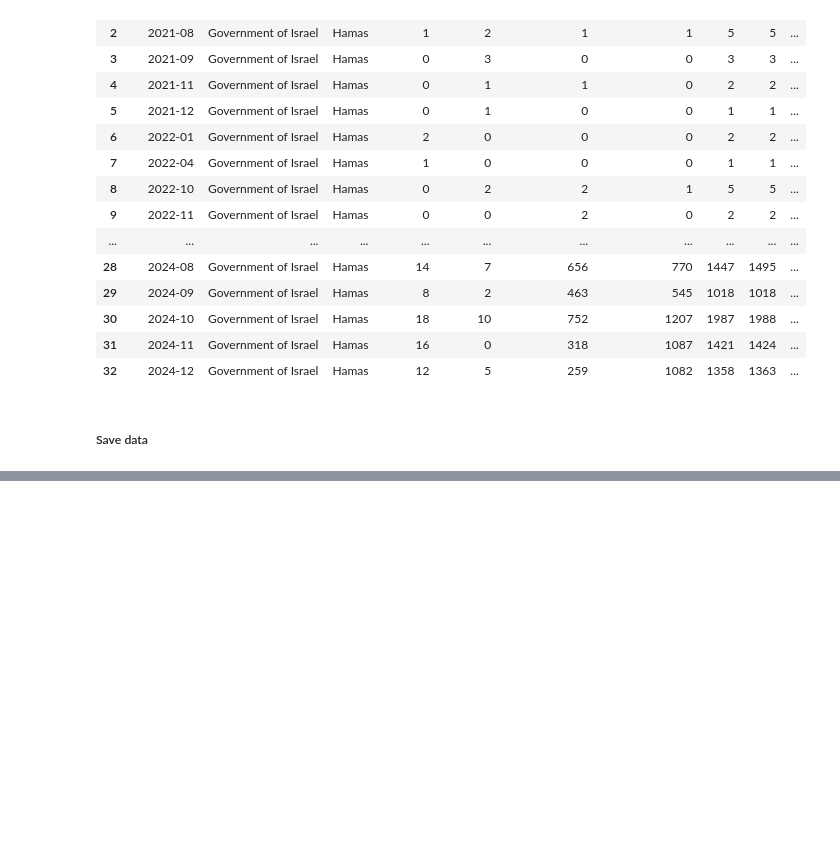
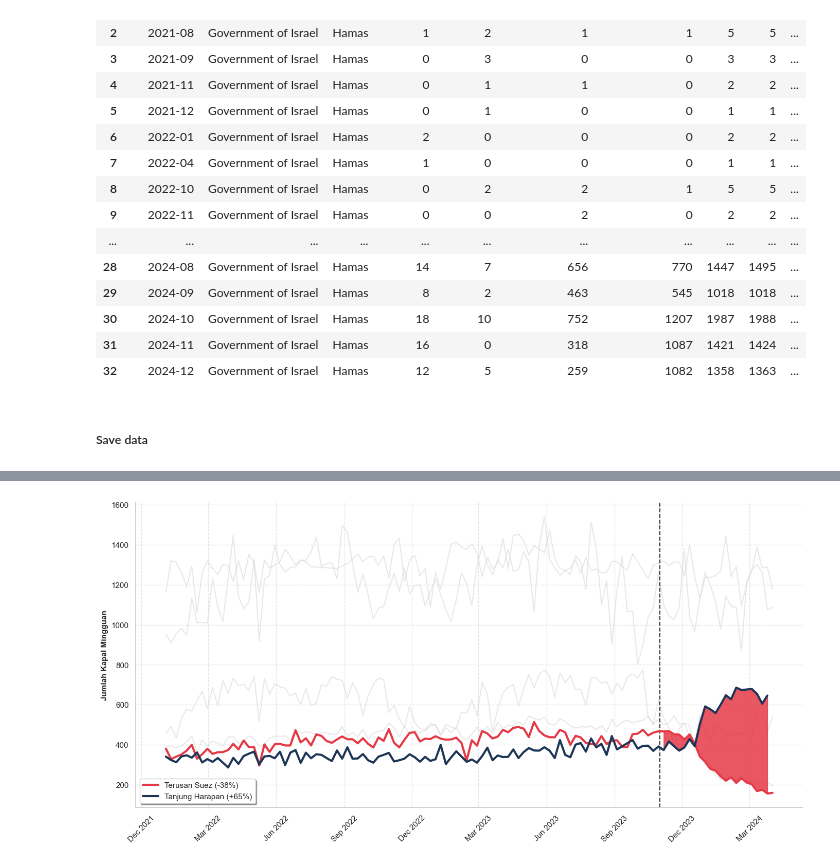
Before and after one commit to rakdaf08/tubes_visdat, a Jupyter notebook: main.ipynb, the cells around one changed output, grey strips where cells are left out. Cells and saved outputs as stored; diff of their text form; code cells hidden in the pictures; blank space fills up the shorter version.

```diff
--- a/main.ipynb
+++ b/main.ipynb
@@ -202,0 +258,66 @@ monthly_deaths.to_csv('sources/data_war.csv', index=False)
+# %%
+import pandas as pd
+import matplotlib.pyplot as plt
+import matplotlib.dates as mdates
+import seaborn as sns
+import matplotlib as mpl
+
+# Biar teks bisa diedit kalau kamu iseng buka di Figma lagi
+mpl.rcParams['svg.fonttype'] = 'none'
+
+df_main = pd.read_csv('sources/data_main.csv')
+df_main['Week of entry'] = pd.to_datetime(df_main['Week of entry'])
+
+sns.set_theme(style="whitegrid", rc={
+    "axes.spines.right": False,
+    "axes.spines.top": False,
+    "grid.alpha": 0.5,
+    "grid.linestyle": "--"
+})
+
+fig, ax = plt.subplots(figsize=(14, 7))
+
+df_bg = df_main[~df_main['Passage'].isin(['Suez', 'Cape of Good Hope'])]
+df_suez = df_main[df_main['Passage'] == 'Suez']
+df_cape = df_main[df_main['Passage'] == 'Cape of Good Hope']
+
+
+sns.lineplot(data=df_bg, x='Week of entry', y='Number of crossings',
+             hue='Passage', palette=['#D3D3D3']*len(df_bg['Passage'].unique()),
+             linewidth=1.5, alpha=0.5, legend=False, ax=ax, zorder=1)
+
+
+sns.lineplot(data=df_suez, x='Week of entry', y='Number of crossings',
+             color='#E63946', linewidth=3, label='Terusan Suez (-38%)', ax=ax, zorder=4)
+sns.lineplot(data=df_cape, x='Week of entry', y='Number of crossings',
+             color='#1D3557', linewidth=3, label='Tanjung Harapan (+65%)', ax=ax, zorder=4)
+
+conflict_date = pd.to_datetime('2023-11-01')
+ax.axvline(conflict_date, color='#333333', linestyle='--', linewidth=1.5, zorder=2)
+
+df_merged = pd.merge(df_suez[['Week of entry', 'Number of crossings']],
+                     df_cape[['Week of entry', 'Number of crossings']],
+                     on='Week of entry', suffixes=('_suez', '_cape'))
+
+df_fill = df_merged[df_merged['Week of entry'] >= conflict_date]
+
+ax.fill_between(df_fill['Week of entry'],
+                df_fill['Number of crossings_suez'],
+                df_fill['Number of crossings_cape'],
+                color='#E63946', alpha=0.85, zorder=3)
+
+mid_date = df_fill['Week of entry'].iloc[len(df_fill) // 2]
+mid_y = (df_fill['Number of crossings_suez'].mean() + df_fill['Number of crossings_cape'].mean()) / 2
+
+ax.xaxis.set_major_locator(mdates.MonthLocator(interval=3))
+ax.xaxis.set_major_formatter(mdates.DateFormatter('%b %Y'))
+plt.xticks(rotation=45)
+plt.xlabel("")
+plt.ylabel("Jumlah Kapal Mingguan", fontsize=11, fontweight='bold')
+plt.legend(loc='lower left', frameon=True, shadow=True)
+
+plt.tight_layout()
+plt.savefig('kerangka_seaborn_filled.svg', format='svg', transparent=True)
+plt.show()
+# %% [output]
+[figure, added]
```
Also changed, not shown: parts of 2 cells of this notebook, 3 other files.
